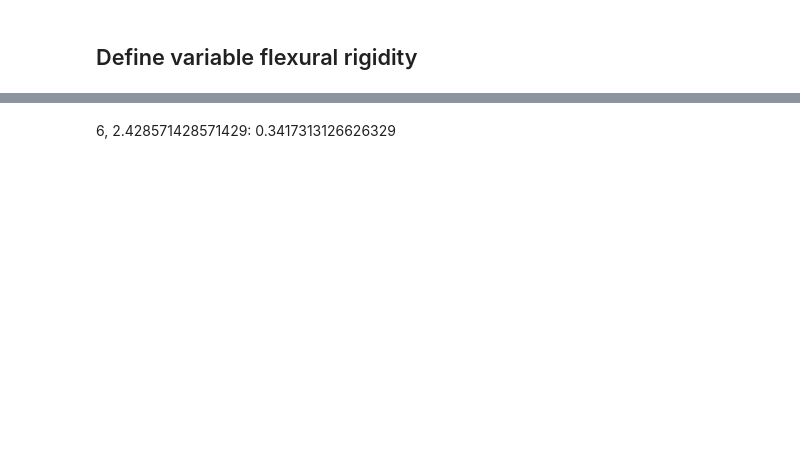
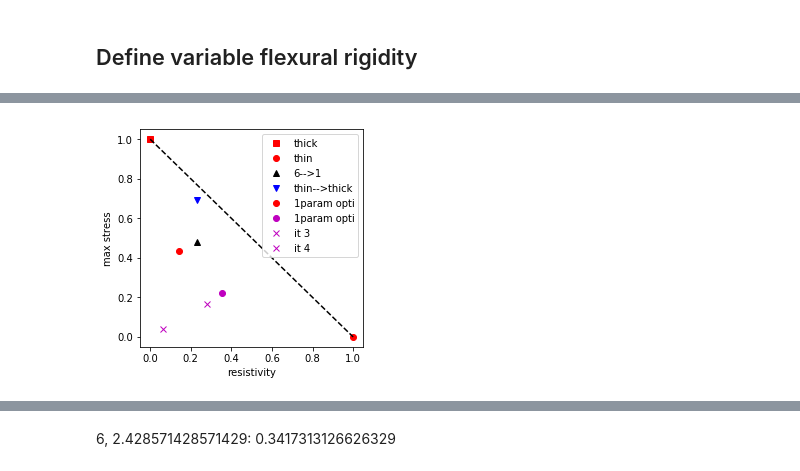
Before and after one commit to xdze2/CuNb, a Jupyter notebook: solid_mechanics/beam_bending.ipynb, the cells around one changed output, grey strips where cells are left out. Drawn from its saved outputs; the diff is of its cells as text; code cells hidden in the pictures; blank space fills up the shorter version.

```diff
--- a/solid_mechanics/beam_bending.ipynb
+++ b/solid_mechanics/beam_bending.ipynb
@@ -131,17 +131,25 @@ plt.axhline(y=0);
 # %%
 plt.figure(figsize=(4, 4))
-#plt.plot(*Beam((6, 6)).merite(), 'sr', label='thick');
-#plt.plot(*Beam((1, 1)).merite(), 'or', label='thin');
+plt.plot(*Beam((6, 6)).merite(), 'sr', label='thick');
+plt.plot(*Beam((1, 1)).merite(), 'or', label='thin');
 
-plt.plot(*Beam((6, 1)).merite(), '^k', label='thick-->thin');
+plt.plot(*Beam((6, 1)).merite(), '^k', label='6-->1');
 plt.plot(*Beam((1, 6)).merite(), 'vb', label='thin-->thick');
 
-plt.plot(*Beam((6, 4, 1)).merite(), 'go', label='thin-->thick');
-plt.plot(*Beam((6, 4.45, 1)).merite(), 'ro', label='thin-->thick');
+# plt.plot(*Beam((6, 4, 1)).merite(), 'go', label='thin-->thick');
+plt.plot(*Beam((6, 1.833)).merite(), 'ro', label='1param opti');
+
+plt.plot(*Beam((4, 1)).merite(), 'mo', label='1param opti');
+
+plt.plot(*Beam((2.25, 2.15, 6)).merite(), 'mx', label='it 3');
+
+plt.plot(*Beam((2.25, 6.0, 4.125, 5.375)).merite(), 'mx', label='it 4');
 #opti = [5.63575023, 5.44580001, 4.81664833, 1.75389989, 5.08693129,1.40826336]
 #plt.plot(*Beam(opti).merite(), 'or', label='opti');
 
 plt.legend();
-plt.ylabel('max stress'); plt.xlabel('conductivity');
+plt.ylabel('max stress'); plt.xlabel('resistivity');
 #plt.xlim([0, 1]); plt.ylim([0, 1]);
-plt.plot([0, 1], [0, 1], '--k');
+plt.plot([0, 1], [1, 0], '--k');
+# %% [output]
+[figure, added]
```
Also changed, not shown: parts of 19 cells of this notebook.
